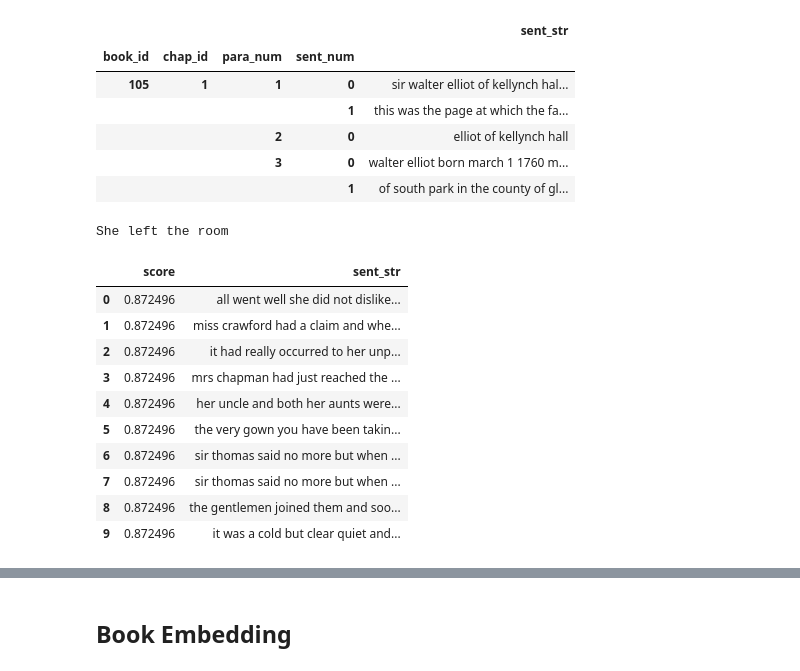
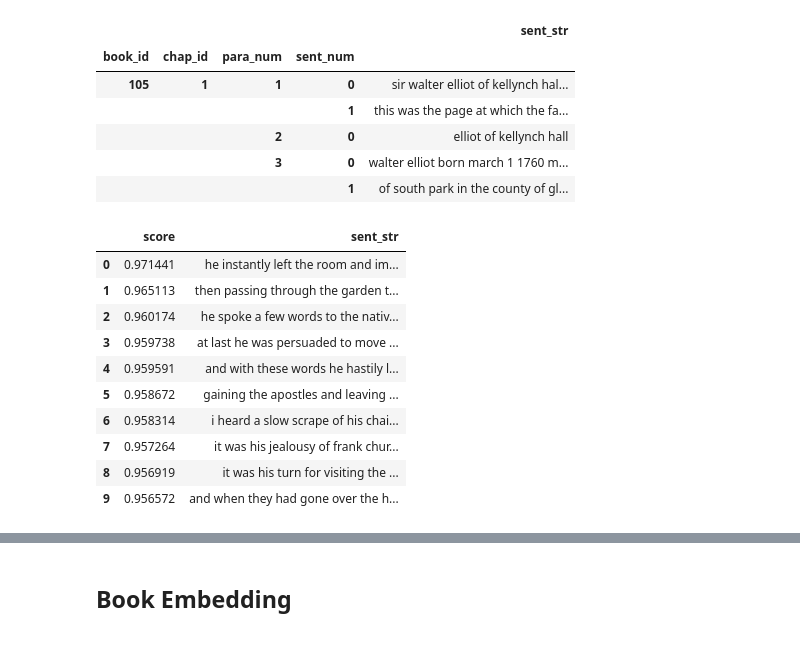
Before and after one commit to sqr8ap/DS5001-2025-01-R, a Jupyter notebook: lessons/M09_WordEmbedding/M09_01_GloVe.ipynb, the cells around one changed output, grey strips where cells are left out. Drawn from its saved outputs; the diff is of its cells as text; code cells hidden in the pictures.

```diff
--- a/lessons/M09_WordEmbedding/M09_01_GloVe.ipynb
+++ b/lessons/M09_WordEmbedding/M09_01_GloVe.ipynb
@@ -529,17 +528,15 @@ def get_sent_sims(sent_str, n=10):
 # %%
-test_sent = "She left the room"
+test_sent = "He left the house"
+get_sent_sims(test_sent)
+# %% [output]
+|  | score | sent_str |
+| 0 | 0.971441 | he instantly left the room and im... |
+| 1 | 0.965113 | then passing through the garden t... |
+| 2 | 0.960174 | he spoke a few words to the nativ... |
+| 3 | 0.959738 | at last he was persuaded to move ... |
+| 4 | 0.959591 | and with these words he hastily l... |
+| 5 | 0.958672 | gaining the apostles and leaving ... |
+| 6 | 0.958314 | i heard a slow scrape of his chai... |
+| 7 | 0.957264 | it was his jealousy of frank chur... |
+| 8 | 0.956919 | it was his turn for visiting the ... |
+| 9 | 0.956572 | and when they had gone over the h... |
-# %%
-get_sent_sims(test_sent)
-# %% [output]
-She left the room
-|  | score | sent_str |
-| 0 | 0.872496 | all went well she did not dislike... |
-| 1 | 0.872496 | miss crawford had a claim and whe... |
-| 2 | 0.872496 | it had really occurred to her unp... |
-| 3 | 0.872496 | mrs chapman had just reached the ... |
-| 4 | 0.872496 | her uncle and both her aunts were... |
-| 5 | 0.872496 | the very gown you have been takin... |
-| 6 | 0.872496 | sir thomas said no more but when ... |
-| 7 | 0.872496 | sir thomas said no more but when ... |
-| 8 | 0.872496 | the gentlemen joined them and soo... |
-| 9 | 0.872496 | it was a cold but clear quiet and... |
```
Also changed, not shown: parts of 12 cells of this notebook, 2 other files.
